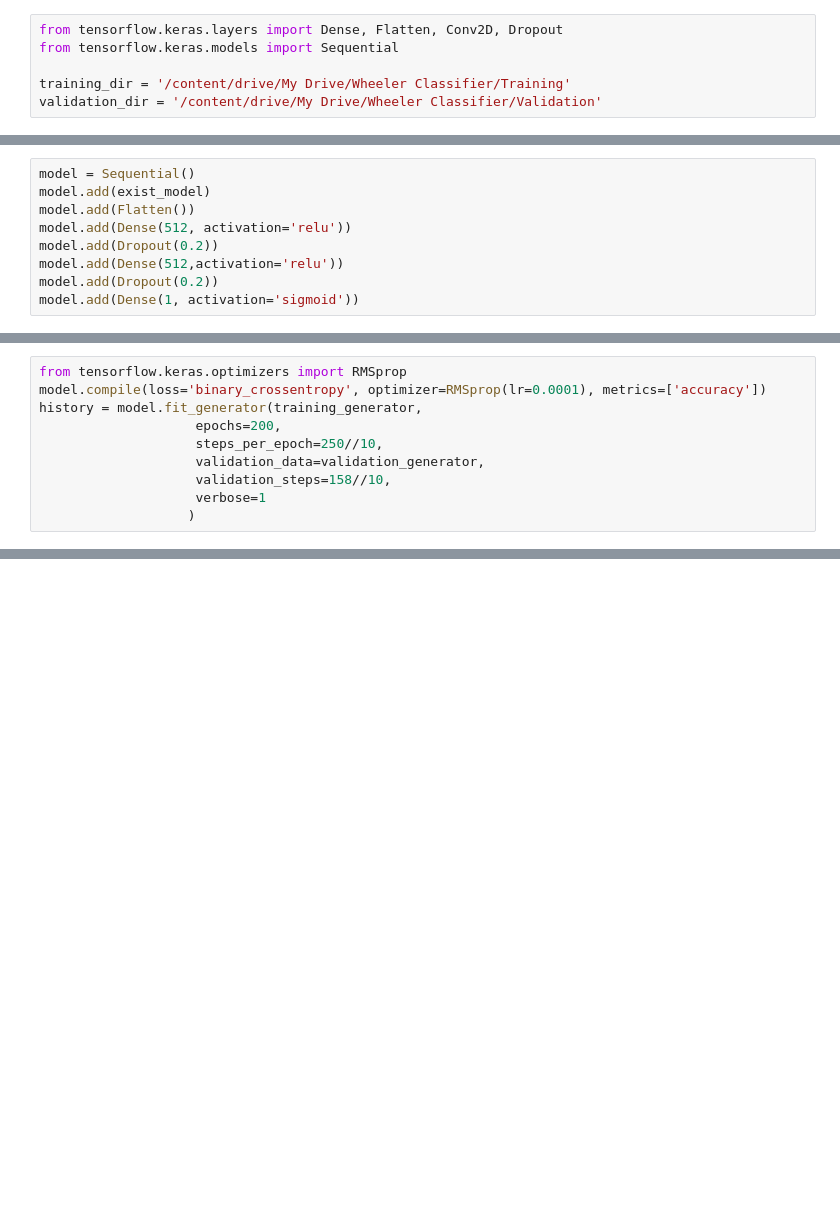
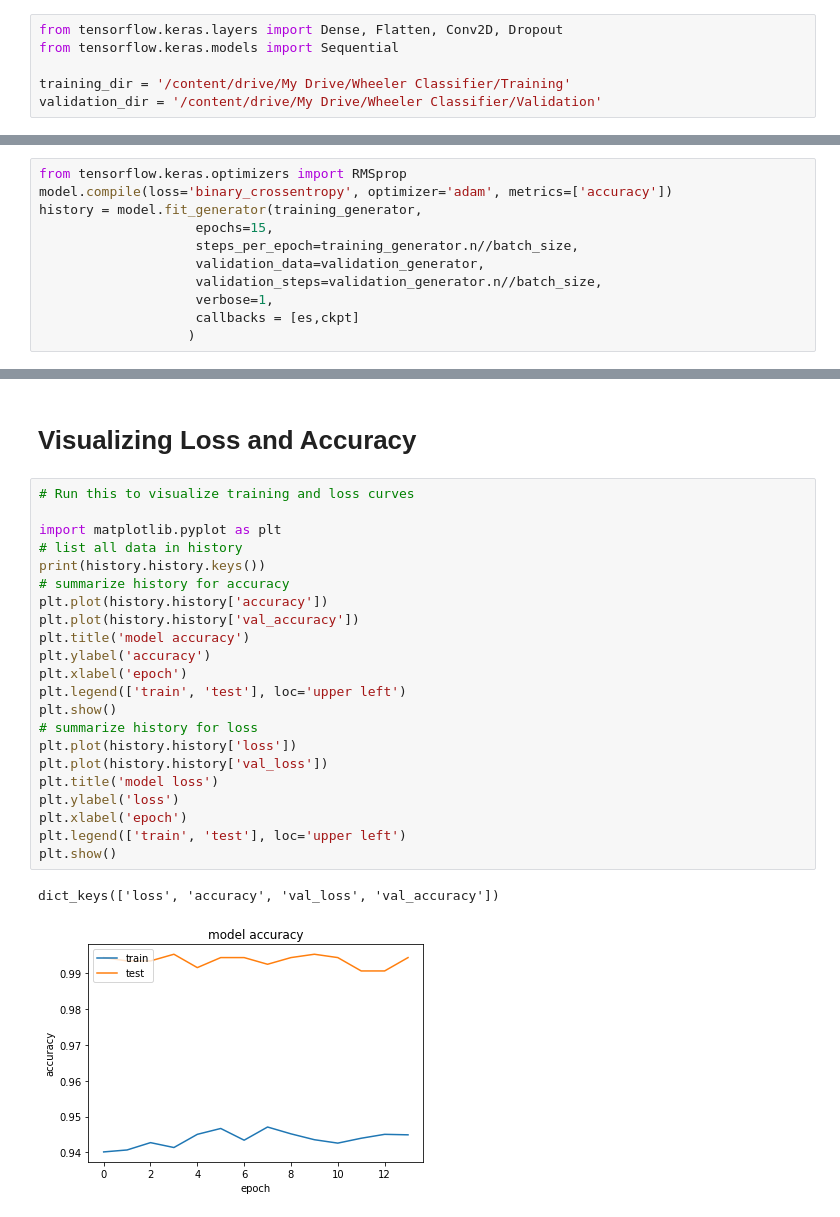
Before and after one commit to lakshmansamvith/Wheeler-Classifier, a Jupyter notebook: WheelerClassifier.ipynb, the cells around one changed output, grey strips where cells are left out. Drawn from its saved outputs; the diff is of its cells as text; blank space fills up the shorter version.

```diff
--- a/WheelerClassifier.ipynb
+++ b/WheelerClassifier.ipynb
@@ -49,9 +117,0 @@ ________________________________________________________________________________
-# %%
-model = Sequential()
-model.add(exist_model)
-model.add(Flatten())
-model.add(Dense(512, activation='relu'))
-model.add(Dropout(0.2))
-model.add(Dense(512,activation='relu'))
-model.add(Dropout(0.2))
-model.add(Dense(1, activation='sigmoid'))
@@ -91,11 +118,12 @@ Found 158 images belonging to 2 classes.
 # %%
 from tensorflow.keras.optimizers import RMSprop
-model.compile(loss='binary_crossentropy', optimizer=RMSprop(lr=0.0001), metrics=['accuracy'])
+model.compile(loss='binary_crossentropy', optimizer='adam', metrics=['accuracy'])
 history = model.fit_generator(training_generator,
-                    epochs=200,
-                    steps_per_epoch=250//10,
+                    epochs=15,
+                    steps_per_epoch=training_generator.n//batch_size,
                     validation_data=validation_generator,
-                    validation_steps=158//10,
-                    verbose=1
+                    validation_steps=validation_generator.n//batch_size,
+                    verbose=1,
+                    callbacks = [es,ckpt]
                    )
 # %% [output]
@@ -122,0 +148,27 @@ Epoch 200/200
+# %% [markdown]
+# Visualizing Loss and Accuracy
+# %%
+# Run this to visualize training and loss curves
+
+import matplotlib.pyplot as plt
+# list all data in history
+print(history.history.keys())
+# summarize history for accuracy
+plt.plot(history.history['accuracy'])
+plt.plot(history.history['val_accuracy'])
+plt.title('model accuracy')
+plt.ylabel('accuracy')
+plt.xlabel('epoch')
+plt.legend(['train', 'test'], loc='upper left')
+plt.show()
+# summarize history for loss
+plt.plot(history.history['loss'])
+plt.plot(history.history['val_loss'])
+plt.title('model loss')
+plt.ylabel('loss')
+plt.xlabel('epoch')
+plt.legend(['train', 'test'], loc='upper left')
+plt.show()
+# %% [output]
+dict_keys(['loss', 'accuracy', 'val_loss', 'val_accuracy'])
+[figure, added]
```
Also changed, not shown: parts of 24 cells of this notebook.
